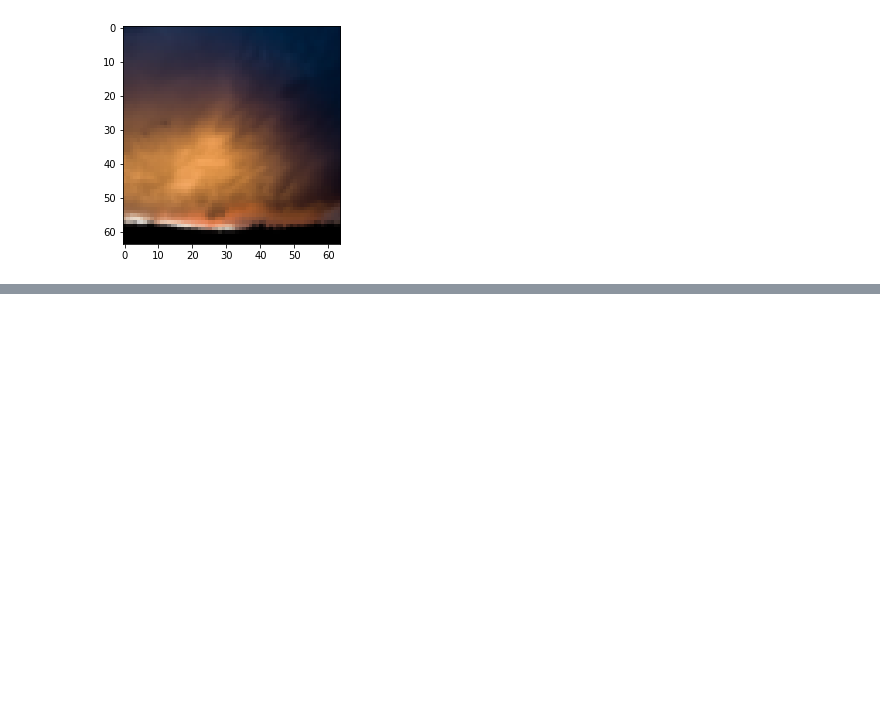
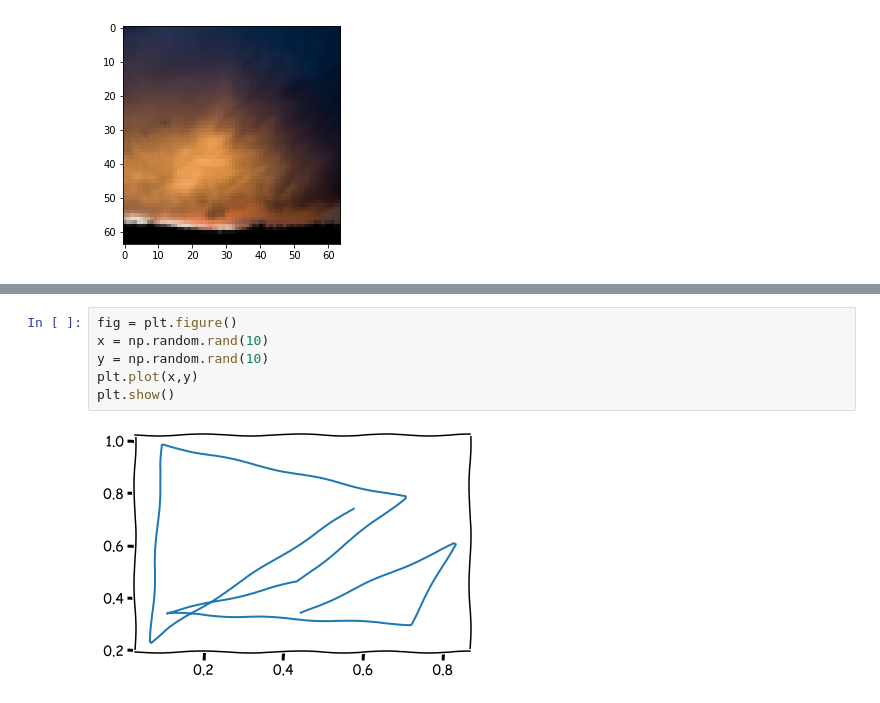
Before and after one commit to Steel29/learning_test, a Jupyter notebook: test.ipynb, the cells around one changed output, grey strips where cells are left out. Cells and saved outputs as stored; diff of their text form; blank space fills up the shorter version.

Commit message:
some random stuffs

```diff
--- a/test.ipynb
+++ b/test.ipynb
@@ -30,0 +31,8 @@ plt.show()
+# %%
+fig = plt.figure()
+x = np.random.rand(10)
+y = np.random.rand(10)
+plt.plot(x,y)
+plt.show()
+# %% [output]
+[figure, added]
```
Also changed, not shown: parts of 1 cell of this notebook, 2 other files.
